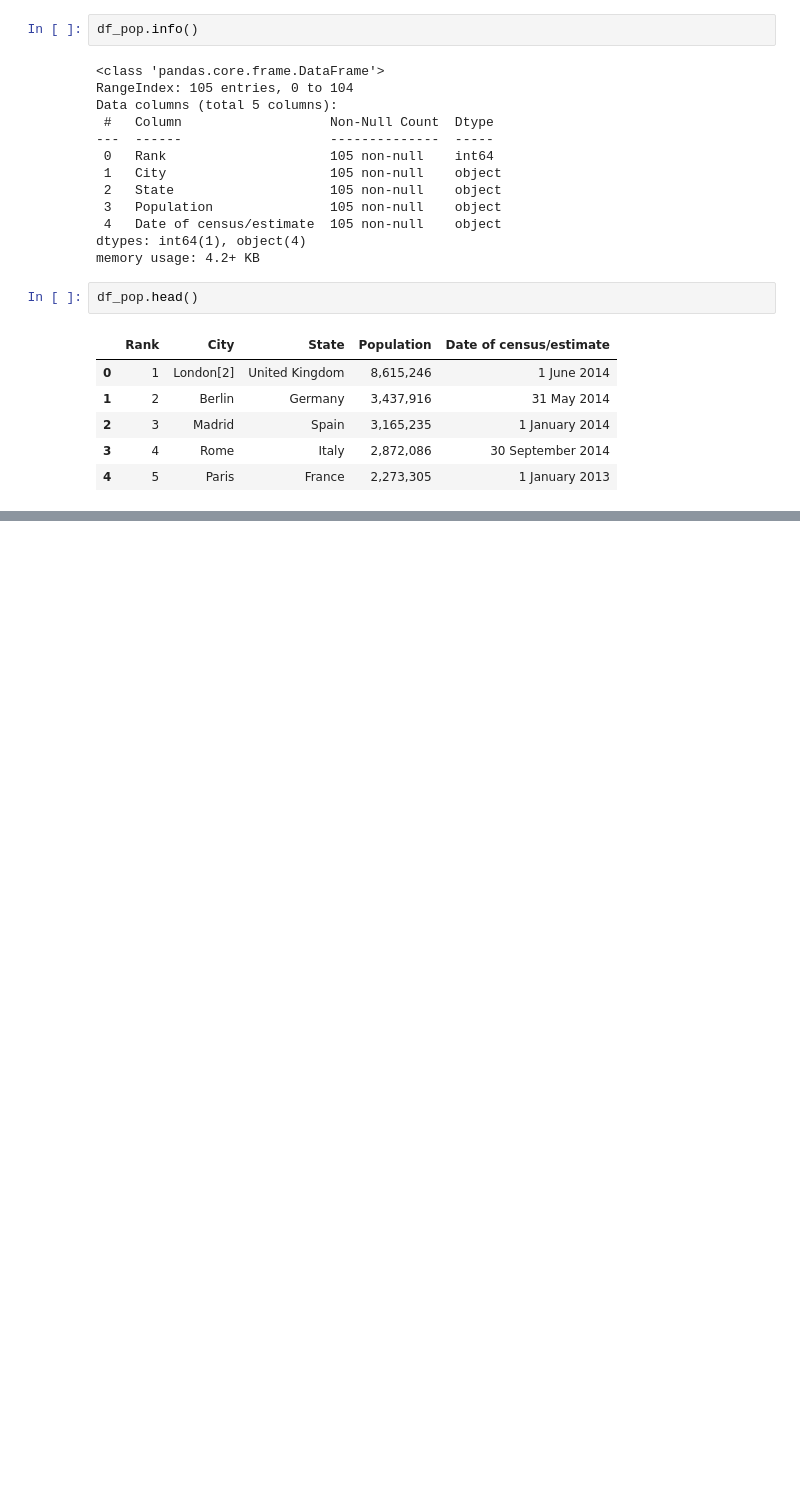
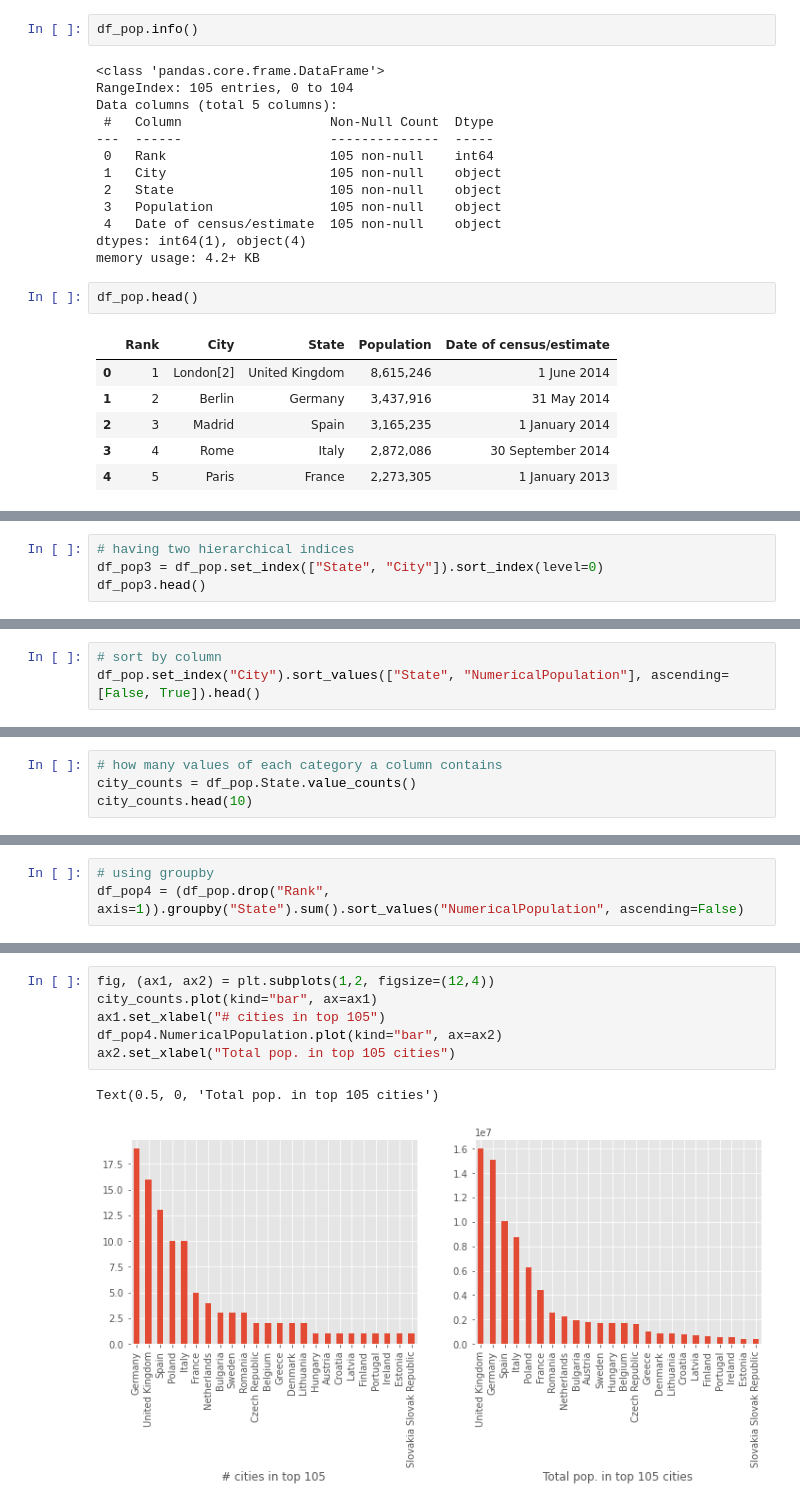
Before and after one commit to karimimp/cheetah, a Jupyter notebook: data_processing/intro_to_pandas.ipynb, the cells around one changed output, grey strips where cells are left out. Drawn from its saved outputs; the diff is of its cells as text; blank space fills up the shorter version.

Commit message:
use of sort_index, set_index so on

```diff
--- a/data_processing/intro_to_pandas.ipynb
+++ b/data_processing/intro_to_pandas.ipynb
@@ -174,0 +221,4 @@ df_pop.head()
+# %%
+# having two hierarchical indices
+df_pop3 = df_pop.set_index(["State", "City"]).sort_index(level=0)
+df_pop3.head()
@@ -174,0 +249,3 @@ df_pop.head()
+# %%
+# sort by column
+df_pop.set_index("City").sort_values(["State", "NumericalPopulation"], ascending=[False, True]).head()
@@ -174,0 +260,4 @@ df_pop.head()
+# %%
+# how many values of each category a column contains
+city_counts = df_pop.State.value_counts()
+city_counts.head(10)
@@ -174,0 +291,3 @@ df_pop.head()
+# %%
+# using groupby
+df_pop4 = (df_pop.drop("Rank", axis=1)).groupby("State").sum().sort_values("NumericalPopulation", ascending=False)
@@ -174,0 +304,9 @@ df_pop.head()
+# %%
+fig, (ax1, ax2) = plt.subplots(1,2, figsize=(12,4))
+city_counts.plot(kind="bar", ax=ax1)
+ax1.set_xlabel("# cities in top 105")
+df_pop4.NumericalPopulation.plot(kind="bar", ax=ax2)
+ax2.set_xlabel("Total pop. in top 105 cities")
+# %% [output]
+Text(0.5, 0, 'Total pop. in top 105 cities')
+[figure, added]
```
Also changed, not shown: parts of 12 cells of this notebook.
